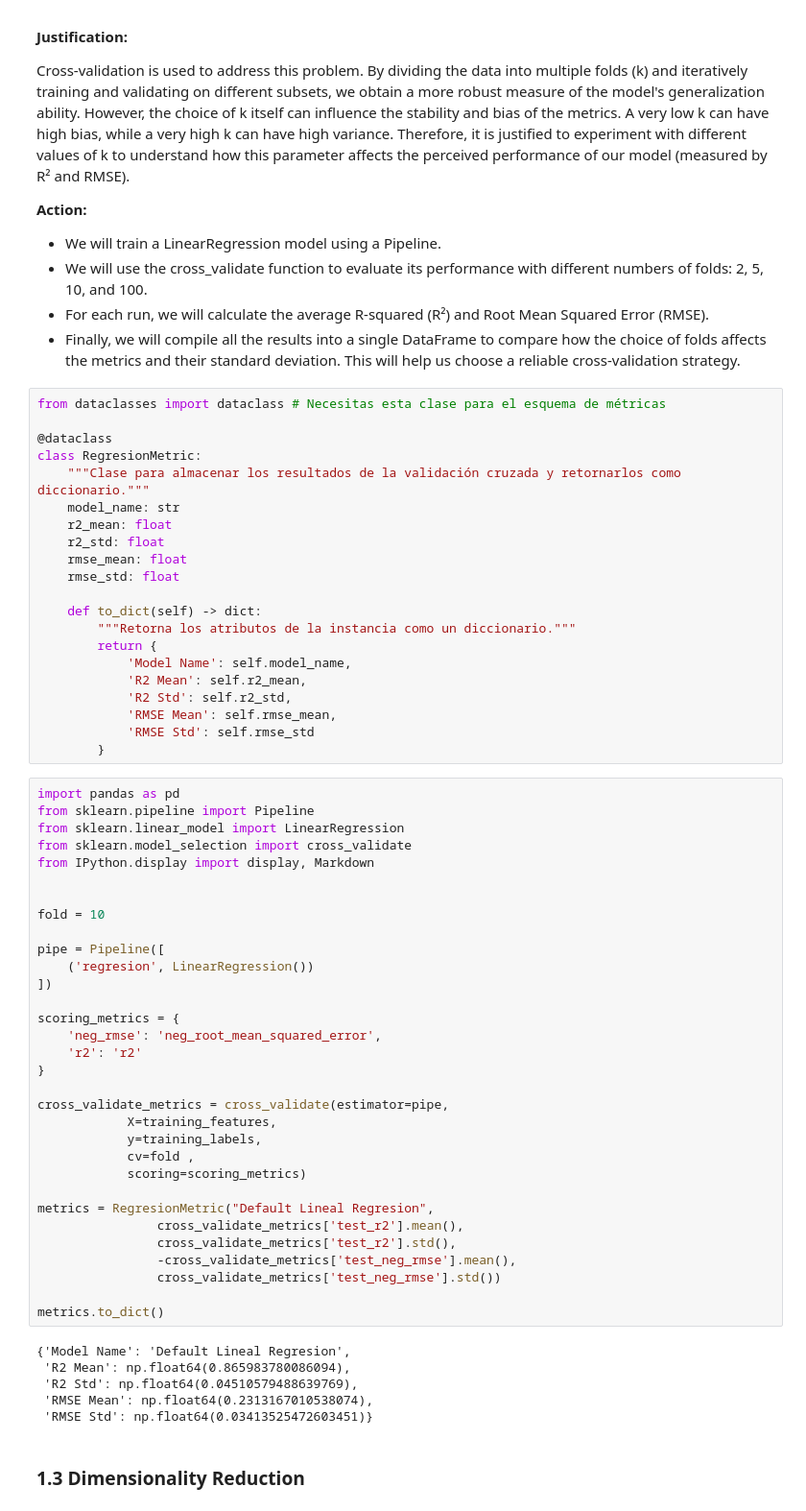
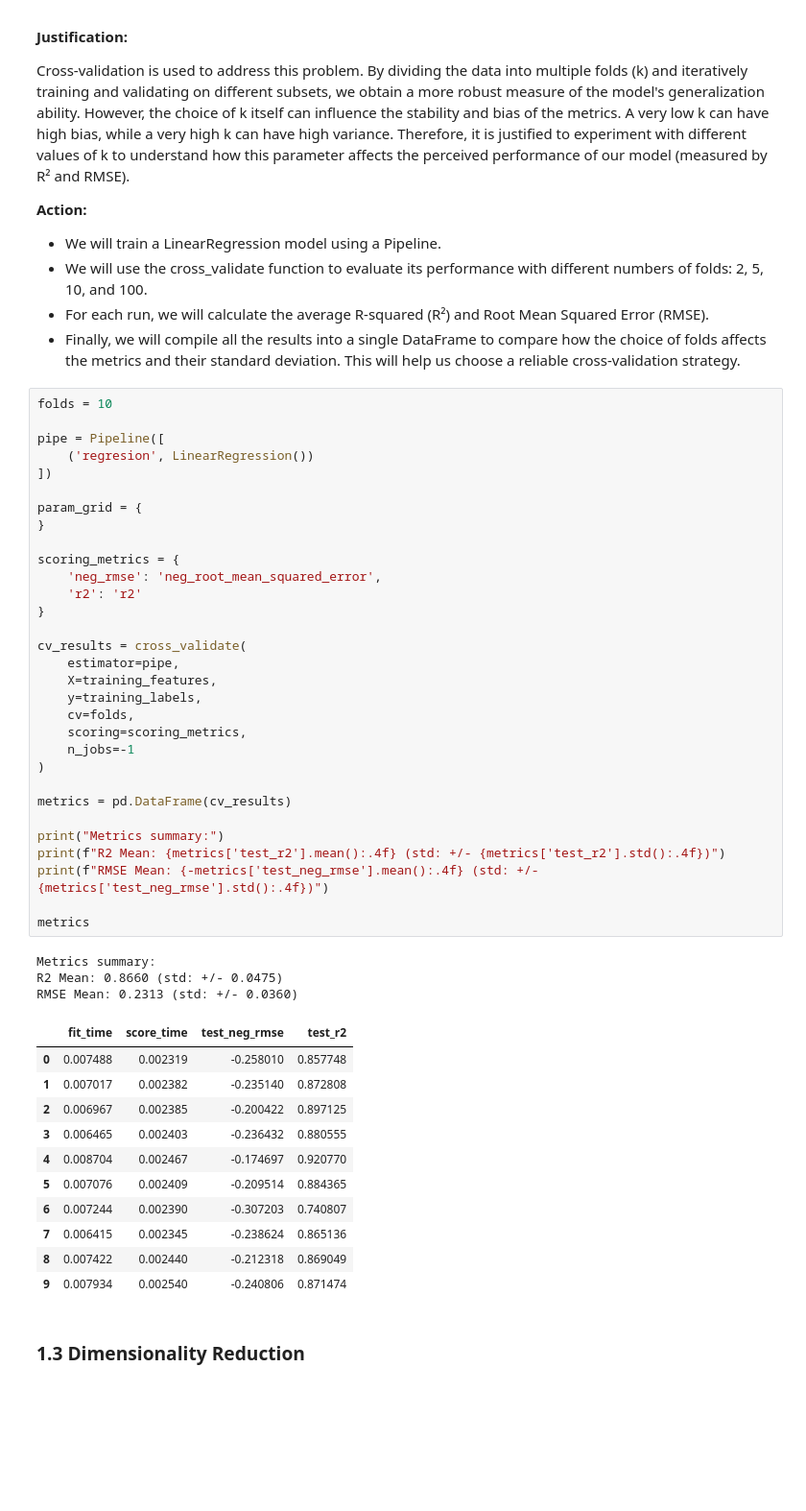
Before and after one commit to albertbolanoss/labs_machine_learning, a Jupyter notebook: notebooks/hyderabad_house_price/1.4_Lineal_Regresion.ipynb, the cells around one changed output. Shown at 96% size. Drawn from its saved outputs; the diff is of its cells as text; blank space fills up the shorter version.

Commit message:
collect metrics

```diff
--- a/notebooks/hyderabad_house_price/1.4_Lineal_Regresion.ipynb
+++ b/notebooks/hyderabad_house_price/1.4_Lineal_Regresion.ipynb
@@ -49,65 +52,52 @@ Cross-validation is used to address this problem. By dividing the data into mult
 - We will use the cross_validate function to evaluate its performance with different numbers of folds: 2, 5, 10, and 100.
 - For each run, we will calculate the average R-squared (R²) and Root Mean Squared Error (RMSE).
 - Finally, we will compile all the results into a single DataFrame to compare how the choice of folds affects the metrics and their standard deviation. This will help us choose a reliable cross-validation strategy.
-# %%
-from dataclasses import dataclass # Necesitas esta clase para el esquema de métricas
-
-@dataclass
-class RegresionMetric:
-    """Clase para almacenar los resultados de la validación cruzada y retornarlos como diccionario."""
-    model_name: str
-    r2_mean: float
-    r2_std: float
-    rmse_mean: float
-    rmse_std: float
-
-    def to_dict(self) -> dict:
-        """Retorna los atributos de la instancia como un diccionario."""
-        return {
-            'Model Name': self.model_name,
-            'R2 Mean': self.r2_mean,
-            'R2 Std': self.r2_std,
-            'RMSE Mean': self.rmse_mean,
-            'RMSE Std': self.rmse_std
-        }
 # %%
-import pandas as pd
-from sklearn.pipeline import Pipeline
-from sklearn.linear_model import LinearRegression
-from sklearn.model_selection import cross_validate
-from IPython.display import display, Markdown
-
-
-fold = 10
+folds = 10
 
 pipe = Pipeline([
     ('regresion', LinearRegression())
 ])
+
+param_grid = {
+}
 
 scoring_metrics = {
     'neg_rmse': 'neg_root_mean_squared_error',
     'r2': 'r2'
 }
 
-cross_validate_metrics = cross_validate(estimator=pipe,
-            X=training_features,
-            y=training_labels,
-            cv=fold ,
-            scoring=scoring_metrics)
+cv_results = cross_validate(
+    estimator=pipe,
+    X=training_features,
+    y=training_labels,
+    cv=folds,
+    scoring=scoring_metrics,
+    n_jobs=-1
+)
 
-metrics = RegresionMetric("Default Lineal Regresion",
-                cross_validate_metrics['test_r2'].mean(),
-                cross_validate_metrics['test_r2'].std(),
-                -cross_validate_metrics['test_neg_rmse'].mean(),
-                cross_validate_metrics['test_neg_rmse'].std())
+metrics = pd.DataFrame(cv_results)
 
-metrics.to_dict()
+print("Metrics summary:")
+print(f"R2 Mean: {metrics['test_r2'].mean():.4f} (std: +/- {metrics['test_r2'].std():.4f})")
+print(f"RMSE Mean: {-metrics['test_neg_rmse'].mean():.4f} (std: +/- {metrics['test_neg_rmse'].std():.4f})")
+
+metrics
 # %% [output]
-{'Model Name': 'Default Lineal Regresion',
- 'R2 Mean': np.float64(0.865983780086094),
- 'R2 Std': np.float64(0.04510579488639769),
- 'RMSE Mean': np.float64(0.2313167010538074),
- 'RMSE Std': np.float64(0.03413525472603451)}
+Metrics summary:
+R2 Mean: 0.8660 (std: +/- 0.0475)
+RMSE Mean: 0.2313 (std: +/- 0.0360)
+|  | fit_time | score_time | test_neg_rmse | test_r2 |
+| 0 | 0.007488 | 0.002319 | -0.258010 | 0.857748 |
+| 1 | 0.007017 | 0.002382 | -0.235140 | 0.872808 |
+| 2 | 0.006967 | 0.002385 | -0.200422 | 0.897125 |
+| 3 | 0.006465 | 0.002403 | -0.236432 | 0.880555 |
+| 4 | 0.008704 | 0.002467 | -0.174697 | 0.920770 |
+| 5 | 0.007076 | 0.002409 | -0.209514 | 0.884365 |
+| 6 | 0.007244 | 0.002390 | -0.307203 | 0.740807 |
+| 7 | 0.006415 | 0.002345 | -0.238624 | 0.865136 |
+| 8 | 0.007422 | 0.002440 | -0.212318 | 0.869049 |
+| 9 | 0.007934 | 0.002540 | -0.240806 | 0.871474 |
 # %% [markdown]
 ### 1.3 Dimensionality Reduction
 # %% [markdown]
```
Also changed, not shown: parts of 3 cells of this notebook, 1 other file.
